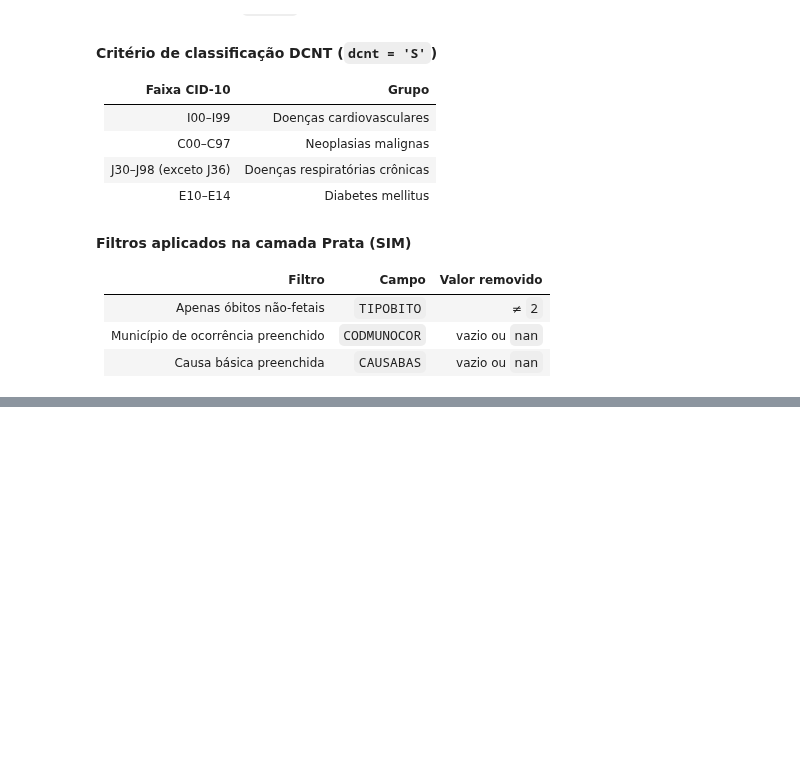
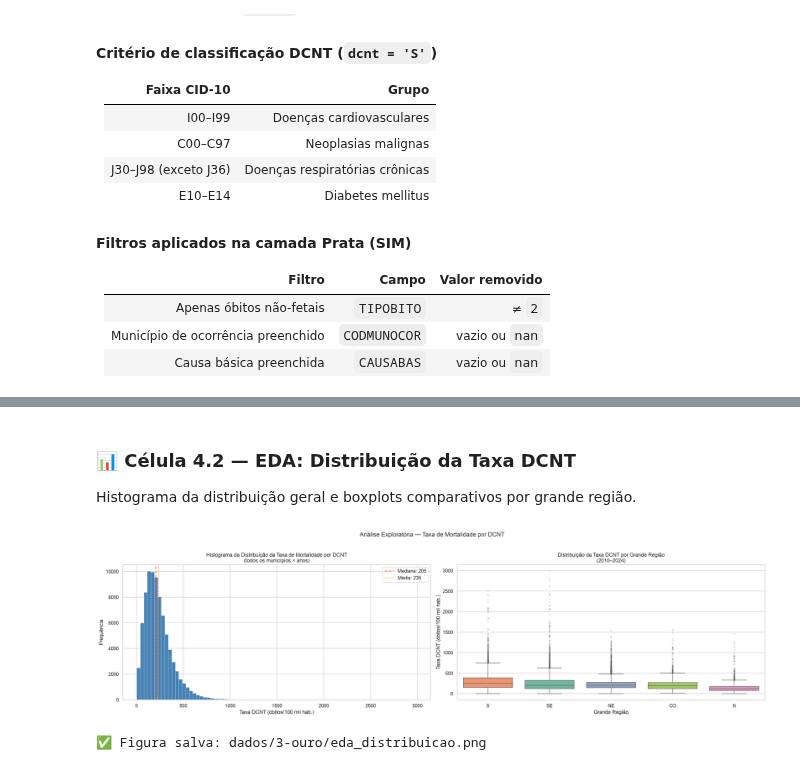
Before and after one commit to RodrigoVelez/mpti-cd_202601-projeto, a Jupyter notebook: projeto_cd_2026_01.ipynb, the cells around one changed output, grey strips where cells are left out. Cells and saved outputs as stored; diff of their text form; code cells hidden in the pictures; blank space fills up the shorter version.

```diff
--- a/projeto_cd_2026_01.ipynb
+++ b/projeto_cd_2026_01.ipynb
@@ -1884,0 +1968,35 @@ Concluído.
+# %% [markdown]
+### 📊 Célula 4.2 — EDA: Distribuição da Taxa DCNT
+
+Histograma da distribuição geral e boxplots comparativos por grande região.
+# %%
+# ── Semana 4 / 4.2: EDA — Distribuições ──────────────────────────────────────
+fig, axes = plt.subplots(1, 2, figsize=(22, 6))
+
+# Histograma geral
+ax1 = axes[0]
+ax1.hist(taxa['taxa_dcnt_100k'], bins=80, color='steelblue', edgecolor='white', linewidth=0.4)
+ax1.axvline(taxa['taxa_dcnt_100k'].median(), color='tomato', lw=1.8, linestyle='--', label=f'Mediana: {taxa["taxa_dcnt_100k"].median():.0f}')
+ax1.axvline(taxa['taxa_dcnt_100k'].mean(), color='darkorange', lw=1.8, linestyle=':', label=f'Média: {taxa["taxa_dcnt_100k"].mean():.0f}')
+ax1.set_xlabel('Taxa DCNT (óbitos/100 mil hab.)')
+ax1.set_ylabel('Frequência')
+ax1.set_title('Histograma da Distribuição da Taxa de Mortalidade por DCNT\n(todos os municípios × anos)')
+ax1.legend()
+
+# Boxplot por região
+ORDEM = taxa.groupby('sigla_regiao')['taxa_dcnt_100k'].median().sort_values(ascending=False).index.tolist()
+ax2 = axes[1]
+sns.boxplot(data=taxa, x='sigla_regiao', y='taxa_dcnt_100k', hue='sigla_regiao', order=ORDEM, palette='Set2', legend=False, flierprops=dict(marker='o', markersize=2, alpha=0.3), ax=ax2)
+ax2.set_xlabel('Grande Região')
+ax2.set_ylabel('Taxa DCNT (óbitos/100 mil hab.)')
+ax2.set_title('Distribuição da Taxa DCNT por Grande Região\n(2010–2024)')
+
+plt.suptitle('Análise Exploratória — Taxa de Mortalidade por DCNT', fontsize=14, y=1.02)
+plt.tight_layout()
+plt.savefig(OURO_DIR / 'eda_distribuicao.png', dpi=130, bbox_inches='tight')
+plt.show()
+
+print('✅ Figura salva: dados/3-ouro/eda_distribuicao.png')
+# %% [output]
+[figure, added]
+✅ Figura salva: dados/3-ouro/eda_distribuicao.png
```
Also changed, not shown: parts of 33 cells of this notebook.
